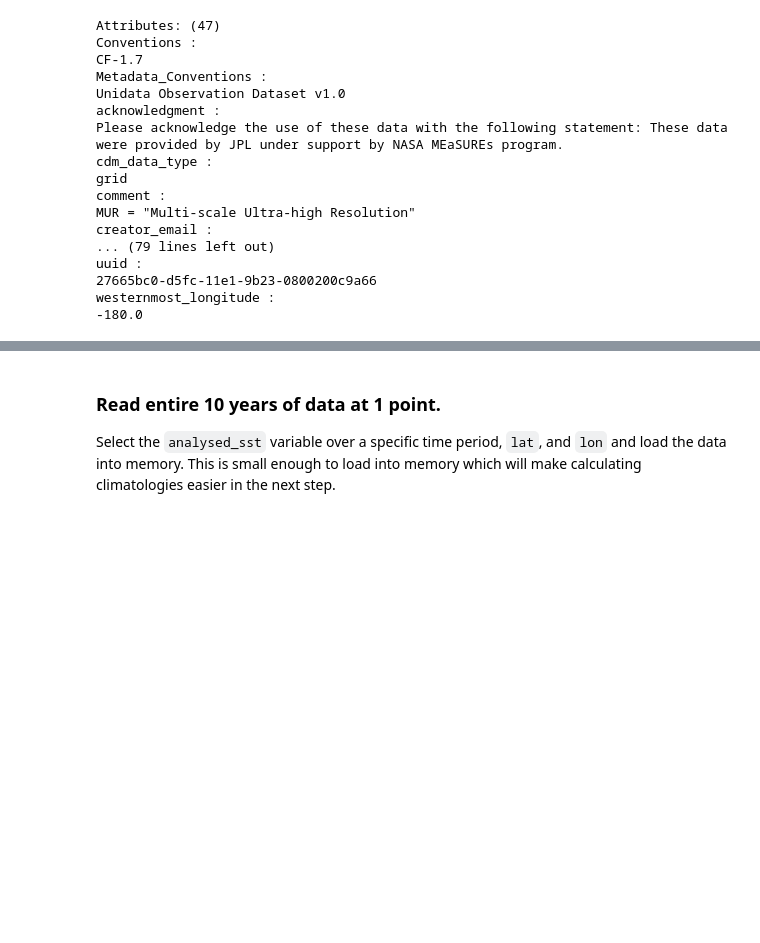
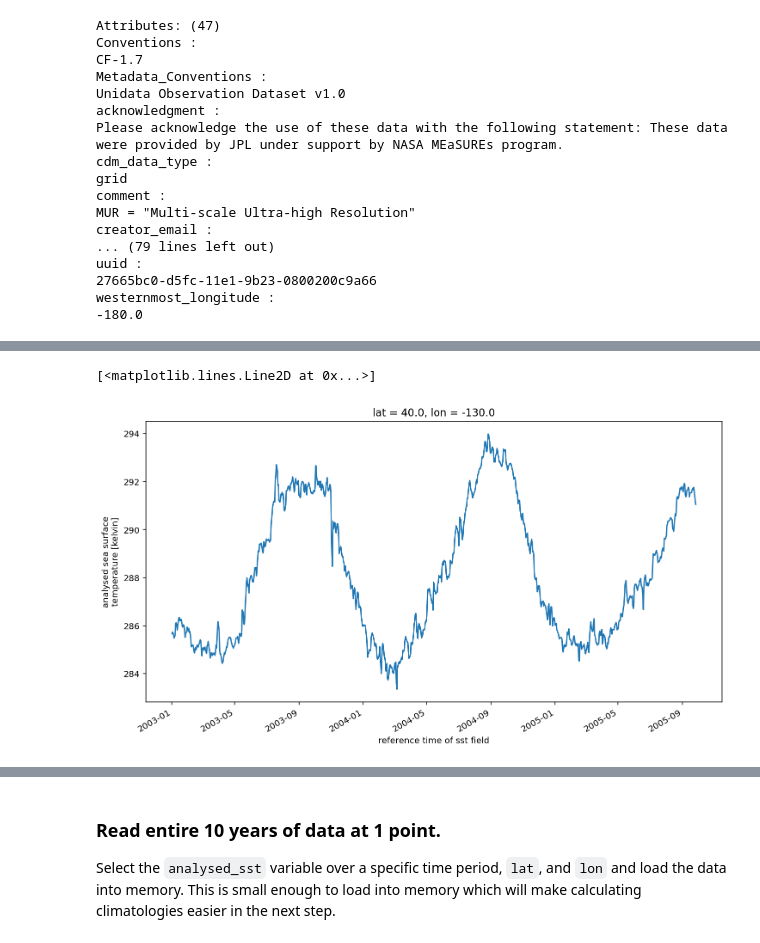
Before and after one commit to asteiker/osm2020tutorial, a Jupyter notebook: AWS-notebooks/zarr-time-series-analysis.ipynb, the cells around one changed output, grey strips where cells are left out. Drawn from its saved outputs; the diff is of its cells as text; code cells hidden in the pictures; blank space fills up the shorter version.

```diff
--- a/AWS-notebooks/zarr-time-series-analysis.ipynb
+++ b/AWS-notebooks/zarr-time-series-analysis.ipynb
@@ -206,0 +263,7 @@ Single grid cell	(-129.995, 39.995, -129.995, 39.995)	/analysed_sst[][5000][5000
+# %%
+%%time
+
+sst_timeseries = ds_sst['analysed_sst'].sel(time = slice('2003-01-01','2005-09-26'),
+                                            lat  = 40,
+                                            lon  = -130
+                                           ).load()
@@ -206,0 +293,5 @@ Single grid cell	(-129.995, 39.995, -129.995, 39.995)	/analysed_sst[][5000][5000
+# %%
+sst_timeseries.plot()
+# %% [output]
+[<matplotlib.lines.Line2D at 0x...>]
+[figure, added]
```
Also changed, not shown: parts of 38 cells of this notebook.
